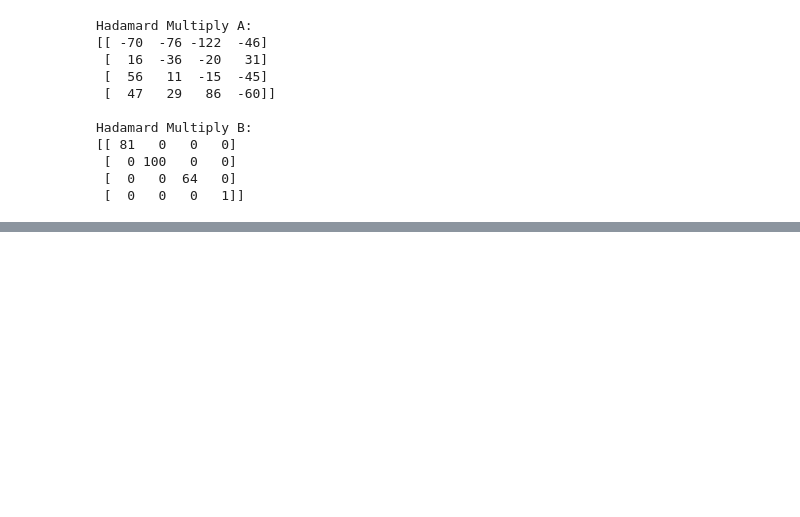
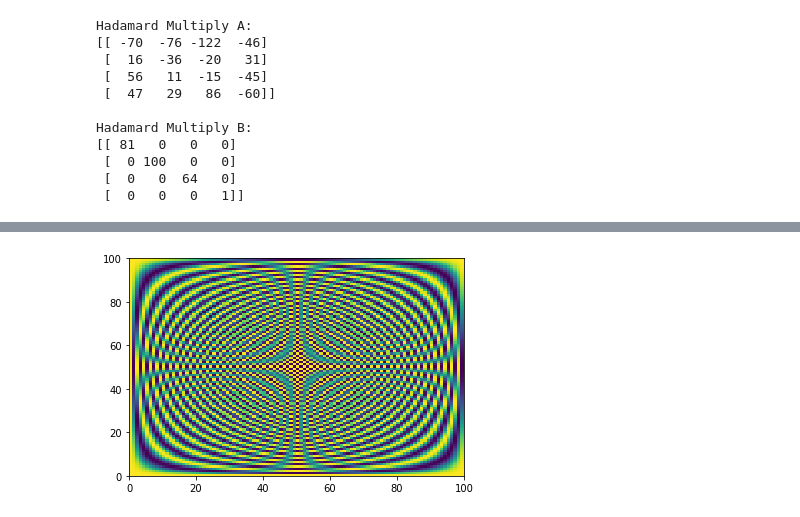
Before and after one commit to whyven/linearAlgebra, a Jupyter notebook: CodeChallenges.ipynb, the cells around one changed output, grey strips where cells are left out. Cells and saved outputs as stored; diff of their text form; code cells hidden in the pictures; blank space fills up the shorter version.

```diff
--- a/CodeChallenges.ipynb
+++ b/CodeChallenges.ipynb
@@ -609,0 +619,24 @@ Hadamard Multiply B:
+# %%
+# --- Create 10x10 matrix
+j = 100 # rows
+k = 100 # columns
+
+F = np.zeros( shape=(j,k) )
+# %%
+# --- Create omega
+omega = np.exp( (-2*np.pi*1j)/F.shape[0] )
+# %%
+# --- Build the array per the function
+for r in range(F.shape[0]):
+    for c in range(F.shape[1]):
+        m = (r+1-1.0)*(c+1-1.0)
+        F[r,c]=omega**m
+# %%
+# --- Plot Magnitude of F
+# --- --- flatten F
+#temp = F.flatten()
+plt.figure()
+plt.pcolormesh( F.real )
+plt.show()
+# %% [output]
+[figure, added]
```
Also changed, not shown: parts of 4 cells of this notebook.
